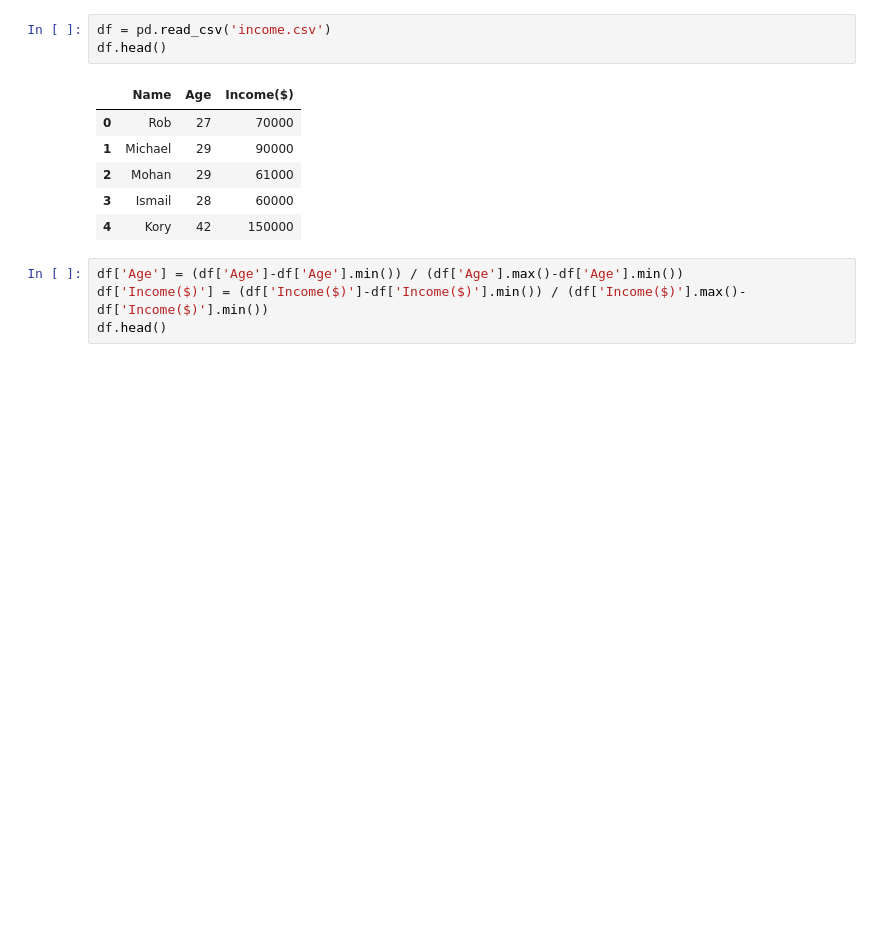
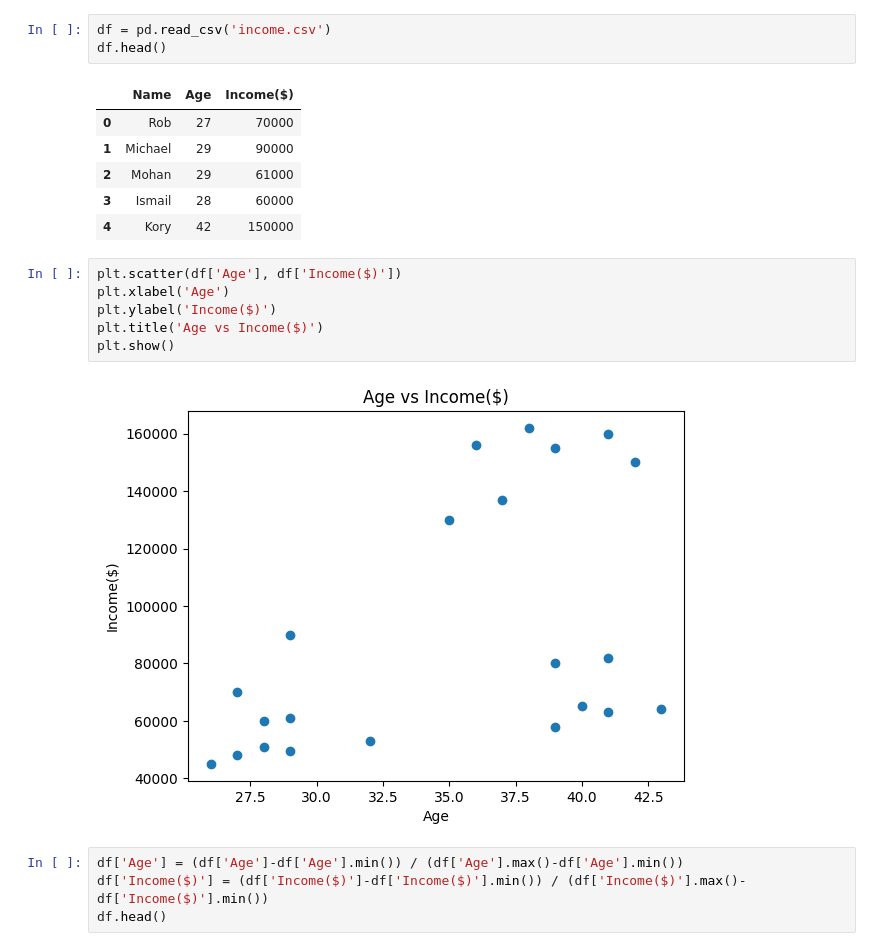
Before and after one commit to ahmud-z/CSE-411-Machine-Learning, a Jupyter notebook: k_means_clustering/k_means_clustering.ipynb, the cells around one changed output. Saved outputs shown, nothing was run; the diff lists cells and outputs as text; blank space fills up the shorter version.

```diff
--- a/k_means_clustering/k_means_clustering.ipynb
+++ b/k_means_clustering/k_means_clustering.ipynb
@@ -12,6 +12,14 @@ df.head()
 | 2 | Mohan | 29 | 61000 |
 | 3 | Ismail | 28 | 60000 |
 | 4 | Kory | 42 | 150000 |
+# %%
+plt.scatter(df['Age'], df['Income($)'])
+plt.xlabel('Age')
+plt.ylabel('Income($)')
+plt.title('Age vs Income($)')
+plt.show()
+# %% [output]
+[figure, added]
 # %%
 df['Age'] = (df['Age']-df['Age'].min()) / (df['Age'].max()-df['Age'].min())
 df['Income($)'] = (df['Income($)']-df['Income($)'].min()) / (df['Income($)'].max()-df['Income($)'].min())
```
Also changed, not shown: parts of 3 cells of this notebook.
